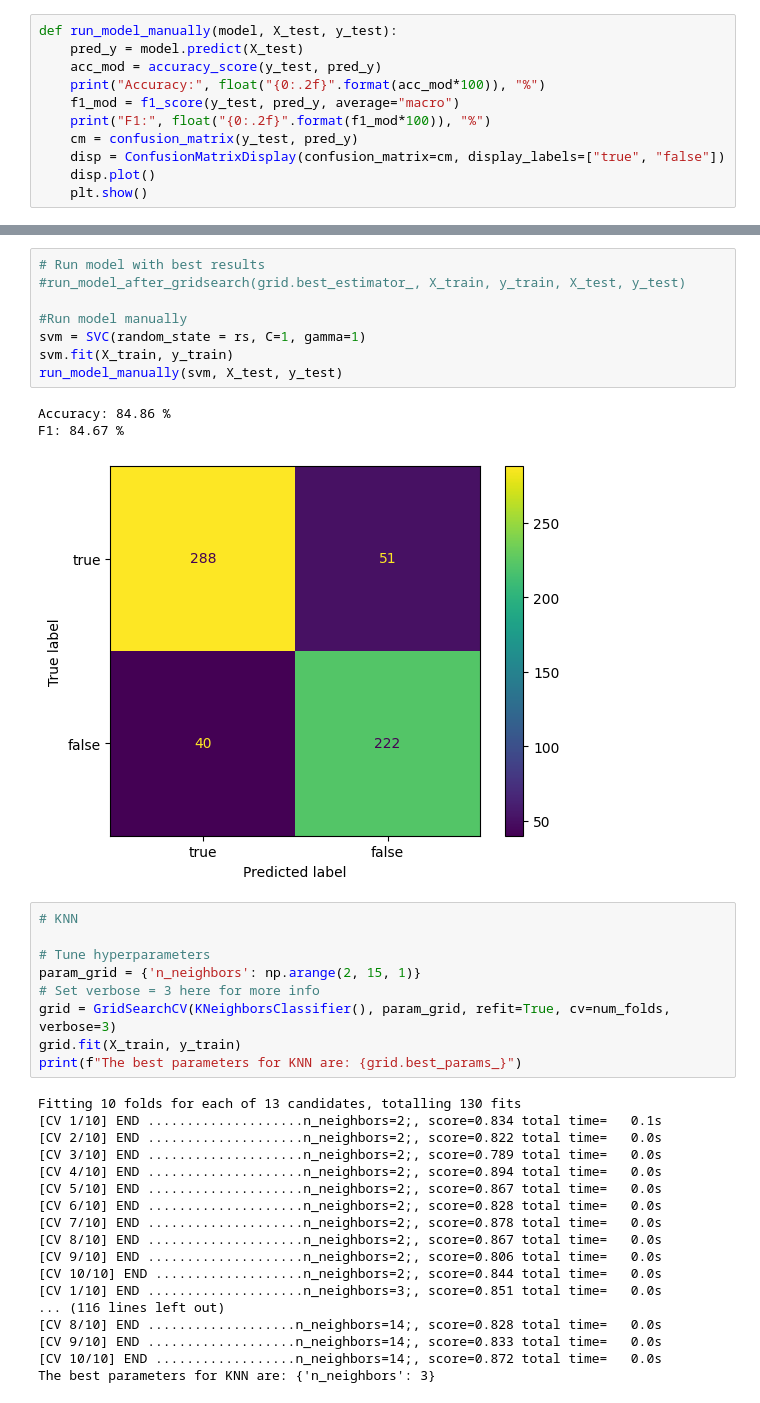
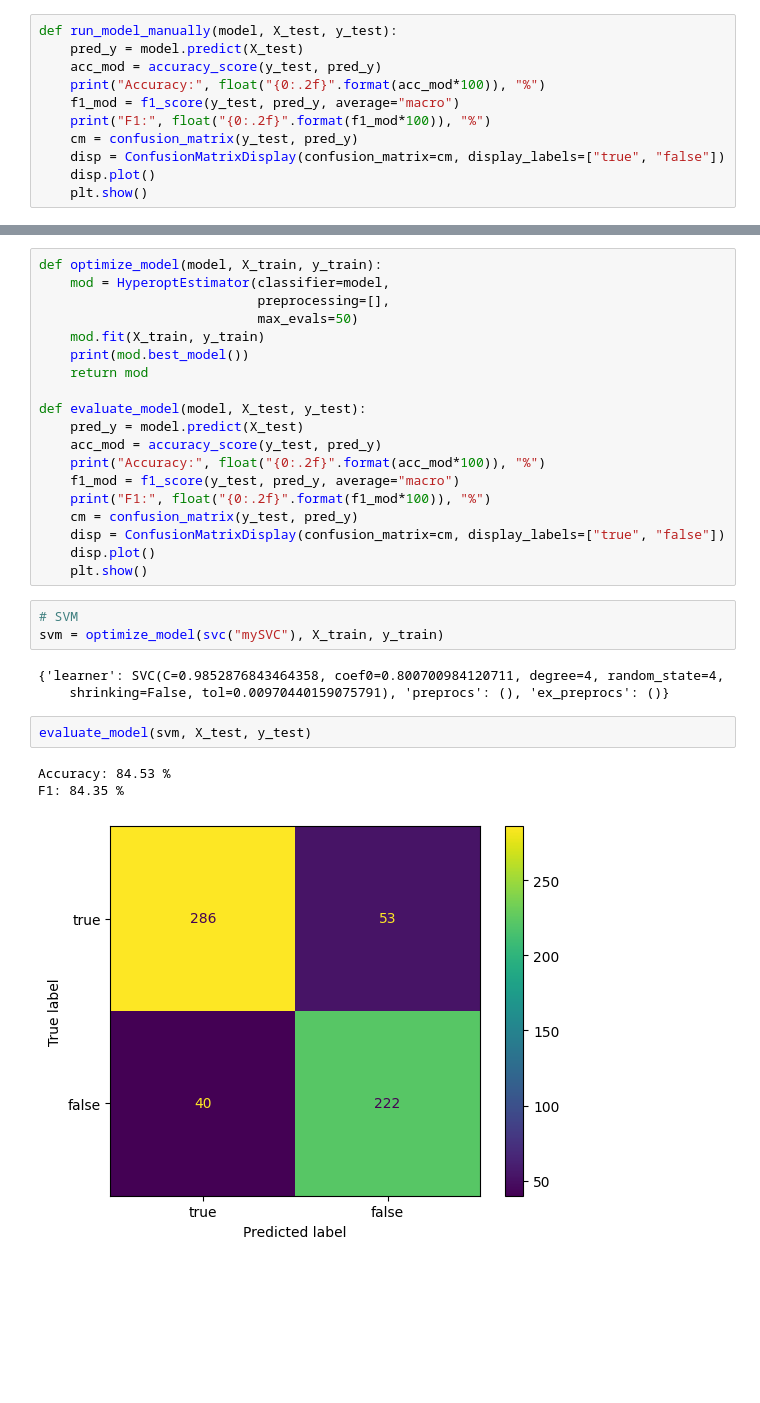
Before and after one commit to jiekelove7/wills-ensemble, a Jupyter notebook: rumour-detection-implementations.ipynb, the cells around one changed output, grey strips where cells are left out. Drawn from its saved outputs; the diff is of its cells as text; blank space fills up the shorter version.

Commit message:
implement hyperopt

```diff
--- a/rumour-detection-implementations.ipynb
+++ b/rumour-detection-implementations.ipynb
@@ -116,39 +101,31 @@ The best parameters for SVM are: {'C': 1, 'gamma': 1}
-# %%
-# Run model with best results
-#run_model_after_gridsearch(grid.best_estimator_, X_train, y_train, X_test, y_test)
-
-#Run model manually
-svm = SVC(random_state = rs, C=1, gamma=1)
-svm.fit(X_train, y_train)
-run_model_manually(svm, X_test, y_test)
-# %% [output]
-Accuracy: 84.86 %
-F1: 84.67 %
-[figure, removed]
-# %%
-# KNN
-
-# Tune hyperparameters
-param_grid = {'n_neighbors': np.arange(2, 15, 1)}
-# Set verbose = 3 here for more info
-grid = GridSearchCV(KNeighborsClassifier(), param_grid, refit=True, cv=num_folds, verbose=3)
-grid.fit(X_train, y_train)
-print(f"The best parameters for KNN are: {grid.best_params_}")
-# %% [output]
-Fitting 10 folds for each of 13 candidates, totalling 130 fits
-[CV 1/10] END ....................n_neighbors=2;, score=0.834 total time=   0.1s
-[CV 2/10] END ....................n_neighbors=2;, score=0.822 total time=   0.0s
-[CV 3/10] END ....................n_neighbors=2;, score=0.789 total time=   0.0s
-[CV 4/10] END ....................n_neighbors=2;, score=0.894 total time=   0.0s
-[CV 5/10] END ....................n_neighbors=2;, score=0.867 total time=   0.0s
-[CV 6/10] END ....................n_neighbors=2;, score=0.828 total time=   0.0s
-[CV 7/10] END ....................n_neighbors=2;, score=0.878 total time=   0.0s
-[CV 8/10] END ....................n_neighbors=2;, score=0.867 total time=   0.0s
-[CV 9/10] END ....................n_neighbors=2;, score=0.806 total time=   0.0s
-[CV 10/10] END ...................n_neighbors=2;, score=0.844 total time=   0.0s
-[CV 1/10] END ....................n_neighbors=3;, score=0.851 total time=   0.0s
-... (116 lines left out)
-[CV 8/10] END ...................n_neighbors=14;, score=0.828 total time=   0.0s
-[CV 9/10] END ...................n_neighbors=14;, score=0.833 total time=   0.0s
-[CV 10/10] END ..................n_neighbors=14;, score=0.872 total time=   0.0s
-The best parameters for KNN are: {'n_neighbors': 3}
+# %%
+def optimize_model(model, X_train, y_train):
+    mod = HyperoptEstimator(classifier=model,
+                            preprocessing=[],
+                            max_evals=50)
+    mod.fit(X_train, y_train)
+    print(mod.best_model())
+    return mod
+
+def evaluate_model(model, X_test, y_test):
+    pred_y = model.predict(X_test)
+    acc_mod = accuracy_score(y_test, pred_y)
+    print("Accuracy:", float("{0:.2f}".format(acc_mod*100)), "%")
+    f1_mod = f1_score(y_test, pred_y, average="macro")
+    print("F1:", float("{0:.2f}".format(f1_mod*100)), "%")
+    cm = confusion_matrix(y_test, pred_y)
+    disp = ConfusionMatrixDisplay(confusion_matrix=cm, display_labels=["true", "false"])
+    disp.plot()
+    plt.show()
+# %%
+# SVM
+svm = optimize_model(svc("mySVC"), X_train, y_train)
+# %% [output]
+{'learner': SVC(C=0.9852876843464358, coef0=0.800700984120711, degree=4, random_state=4,
+    shrinking=False, tol=0.00970440159075791), 'preprocs': (), 'ex_preprocs': ()}
+# %%
+evaluate_model(svm, X_test, y_test)
+# %% [output]
+Accuracy: 84.53 %
+F1: 84.35 %
+[figure, added]
```
Also changed, not shown: parts of 16 cells of this notebook.
